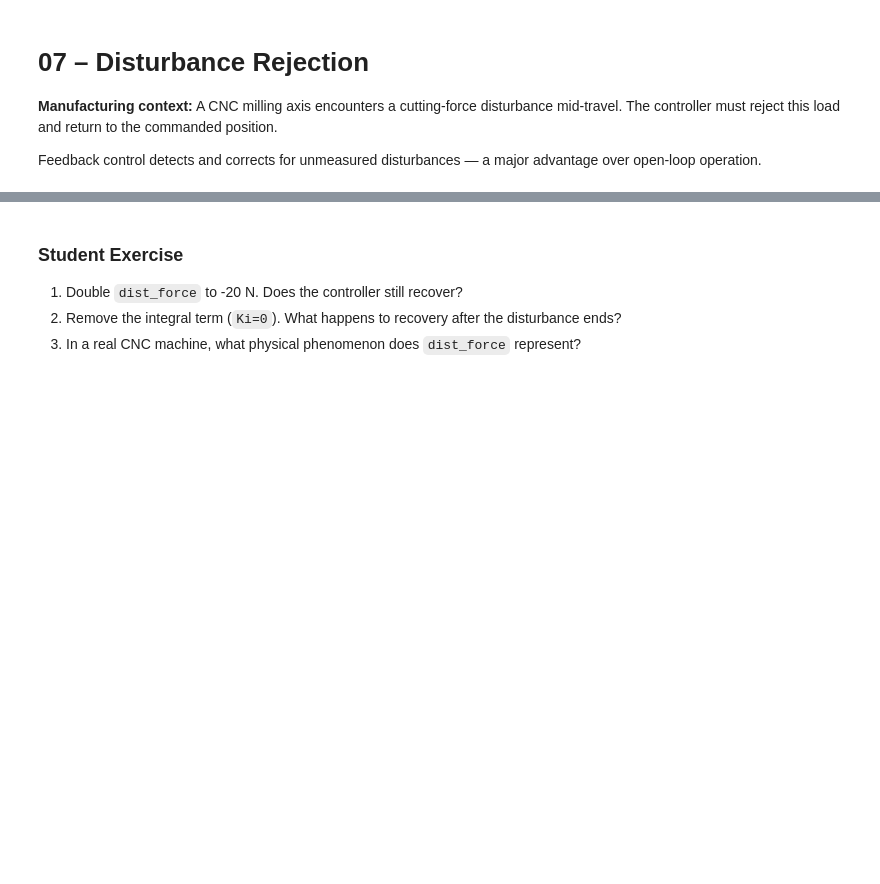
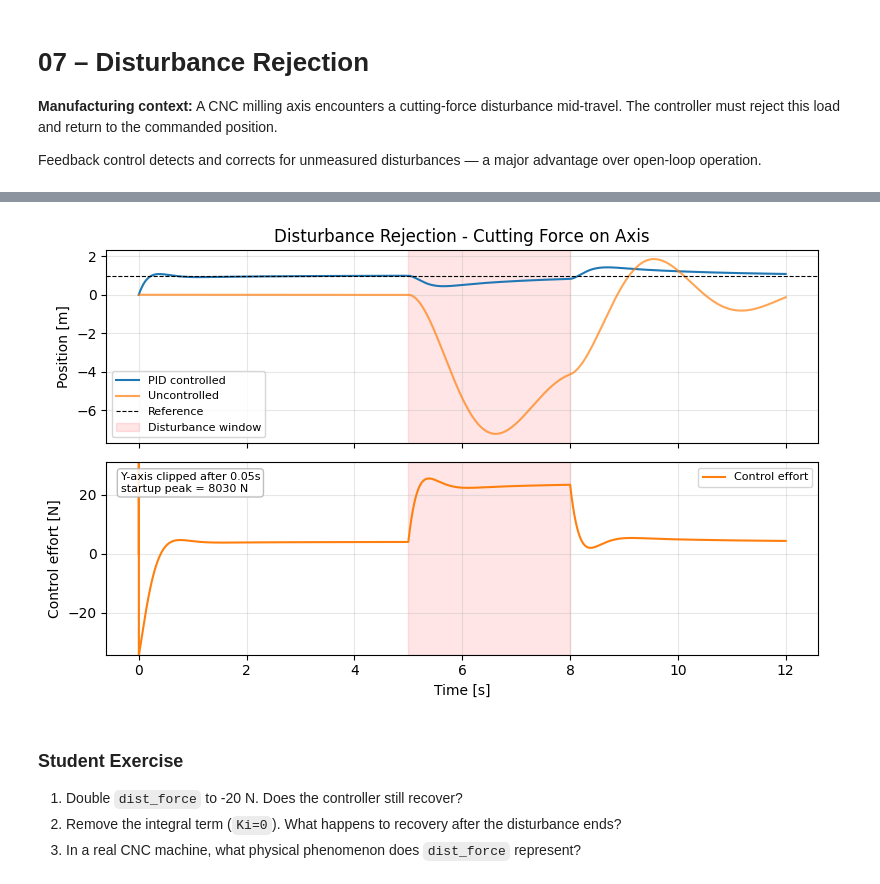
Before and after one commit to swesct/Control-Simulation-Demo, a Jupyter notebook: Exercise_02_Feedback_Control/07_disturbance_rejection.ipynb, the cells around one changed output, grey strips where cells are left out. Cells and saved outputs as stored; diff of their text form; code cells hidden in the pictures; blank space fills up the shorter version.

```diff
--- a/Exercise_02_Feedback_Control/07_disturbance_rejection.ipynb
+++ b/Exercise_02_Feedback_Control/07_disturbance_rejection.ipynb
@@ -65,23 +69,48 @@ print(f"Max deviation (uncontrolled)   : {np.max(np.abs(x_open - ref)):.4f} m")
 # %%
 fig, axes = plt.subplots(2, 1, figsize=(8, 5), sharex=True)
 
 axes[0].plot(t, x_ctrl, label="PID controlled")
 axes[0].plot(t, x_open, label="Uncontrolled", alpha=0.7)
 axes[0].axhline(ref, color="k", linestyle="--", linewidth=0.8, label="Reference")
 axes[0].axvspan(t_dist, t_dist + dist_duration, alpha=0.1, color="red", label="Disturbance window")
 axes[0].set_ylabel("Position [m]")
 axes[0].set_title("Disturbance Rejection - Cutting Force on Axis")
 axes[0].legend(fontsize=8)
 axes[0].grid(True, alpha=0.3)
 
 axes[1].plot(t, u_ctrl, color="tab:orange", label="Control effort")
+axes[1].axvspan(t_dist, t_dist + dist_duration, alpha=0.1, color="red")
+
+# Ignore the derivative kick at startup when choosing the y-axis scale so the
+# disturbance-rejection behavior remains visible.
+zoom_start = 0.05
+zoom_mask = t >= zoom_start
+u_zoom = u_ctrl[zoom_mask]
+u_min = np.min(u_zoom)
+u_max = np.max(u_zoom)
+pad = 0.1 * (u_max - u_min)
+axes[1].set_ylim(u_min - pad, u_max + pad)
+
+startup_peak = np.max(np.abs(u_ctrl[~zoom_mask]))
+axes[1].text(
+    0.02,
+    0.95,
+    f"Y-axis clipped after {zoom_start:.2f}s\nstartup peak = {startup_peak:.0f} N",
+    transform=axes[1].transAxes,
+    va="top",
+    fontsize=8,
+    bbox={"boxstyle": "round", "facecolor": "white", "alpha": 0.85, "edgecolor": "0.7"},
+)
+
 axes[1].set_ylabel("Control effort [N]")
 axes[1].set_xlabel("Time [s]")
 axes[1].grid(True, alpha=0.3)
 axes[1].legend(fontsize=8)
 
 fig.tight_layout()
 plt.show()
+# %% [output]
+[figure, added]
 # %% [markdown]
 ### Student Exercise
 
```
Also changed, not shown: parts of 1 cell of this notebook, 3 other files.
